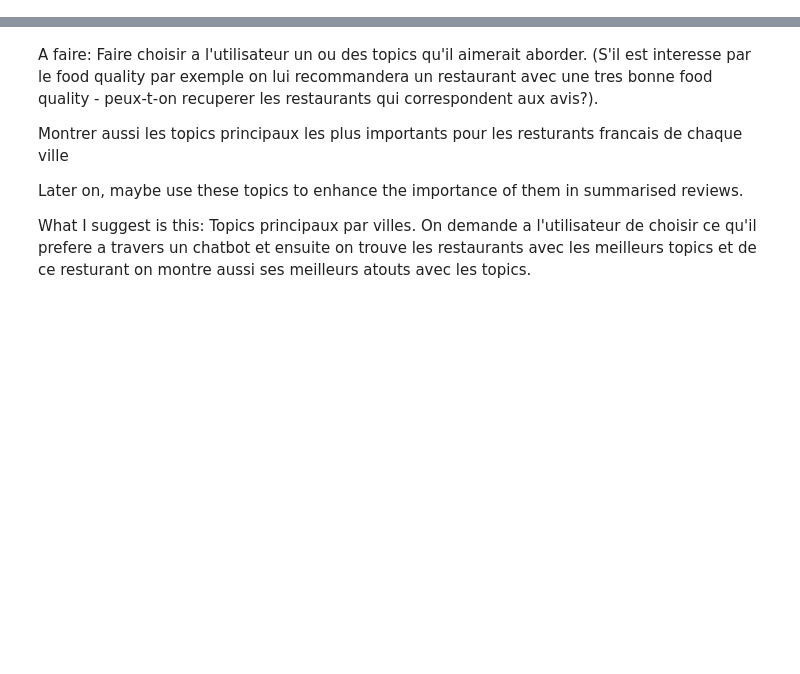
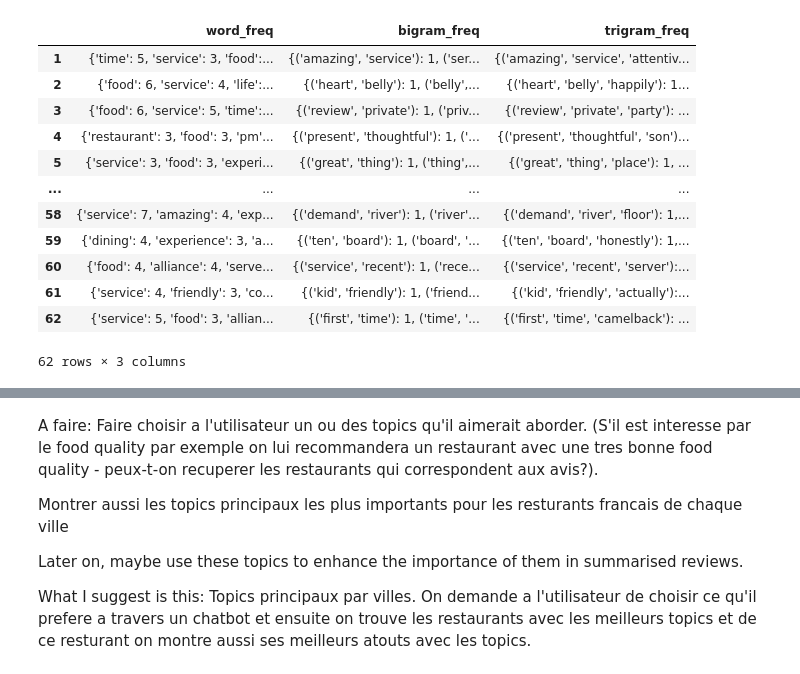
Before and after one commit to Alex-brss/NLP_Data_Exploration_and_Modeling, a Jupyter notebook: app.ipynb, the cells around one changed output, grey strips where cells are left out. Saved outputs shown, nothing was run; the diff lists cells and outputs as text; code cells hidden in the pictures; blank space fills up the shorter version.

```diff
--- a/app.ipynb
+++ b/app.ipynb
@@ -93,7 +97,7 @@ def preprocessing(text):
 
 # Apply preprocessing and tokenisation
 df['cleaned_text'] = df['text'].apply(preprocessing)
-df['tokens'] = tokenisation(df['text'])
+df['tokens'] = tokenisation(df['cleaned_text'])
 # %%
 # Summarisation
 summariser = pipeline("summarization", model="facebook/bart-large-cnn")
@@ -141 +106,44 @@ df.to_csv('yelp_reviews.csv', index=False)
+# %%
+df['restaurant_id'] = [(i // 10) + 1 for i in range(len(df))]
+# %%
+# ---------- Highlighting frequent words ---------- #
+
+review_frequent_words = {}
+
+def get_frequency(restaurant_id):
+
+    # Word Frequency Analysis
+    all_words = [word for tokens in df[df['restaurant_id'] == restaurant_id]['tokens'] for word in tokens]
+    word_freq = Counter(all_words)
+
+    # N-gram Analysis
+    bigrams = ngrams(all_words, 2)
+    bigram_freq = Counter(bigrams)
+
+    # Tri-gram Analysis
+    trigrams = ngrams(all_words, 3)
+    trigram_freq = Counter(trigrams)
+
+    return [word_freq, bigram_freq, trigram_freq]
+
+for restaurant_id in df['restaurant_id']:
+    review_frequent_words[restaurant_id] = get_frequency(restaurant_id)
+# %%
+review_frequent_words_df = pd.DataFrame.from_dict(review_frequent_words, orient='index', columns=['word_freq', 'bigram_freq', 'trigram_freq'])
+# review_frequent_words_df['word_freq'] = review_frequent_words_df['word_freq'].apply(lambda x: dict(sorted(x.items(), key=lambda item: item[1], reverse=True)))
+review_frequent_words_df
+# %% [output]
+|  | word_freq | bigram_freq | trigram_freq |
+| 1 | {'time': 5, 'service': 3, 'food':... | {('amazing', 'service'): 1, ('ser... | {('amazing', 'service', 'attentiv... |
+| 2 | {'food': 6, 'service': 4, 'life':... | {('heart', 'belly'): 1, ('belly',... | {('heart', 'belly', 'happily'): 1... |
+| 3 | {'food': 6, 'service': 5, 'time':... | {('review', 'private'): 1, ('priv... | {('review', 'private', 'party'): ... |
+| 4 | {'restaurant': 3, 'food': 3, 'pm'... | {('present', 'thoughtful'): 1, ('... | {('present', 'thoughtful', 'son')... |
+| 5 | {'service': 3, 'food': 3, 'experi... | {('great', 'thing'): 1, ('thing',... | {('great', 'thing', 'place'): 1, ... |
+| ... | ... | ... | ... |
+| 58 | {'service': 7, 'amazing': 4, 'exp... | {('demand', 'river'): 1, ('river'... | {('demand', 'river', 'floor'): 1,... |
+| 59 | {'dining': 4, 'experience': 3, 'a... | {('ten', 'board'): 1, ('board', '... | {('ten', 'board', 'honestly'): 1,... |
+| 60 | {'food': 4, 'alliance': 4, 'serve... | {('service', 'recent'): 1, ('rece... | {('service', 'recent', 'server'):... |
+| 61 | {'service': 4, 'friendly': 3, 'co... | {('kid', 'friendly'): 1, ('friend... | {('kid', 'friendly', 'actually'):... |
+| 62 | {'service': 5, 'food': 3, 'allian... | {('first', 'time'): 1, ('time', '... | {('first', 'time', 'camelback'): ... |
+62 rows × 3 columns
 # %%
```
Also changed, not shown: parts of 11 cells of this notebook, 6 other files.
